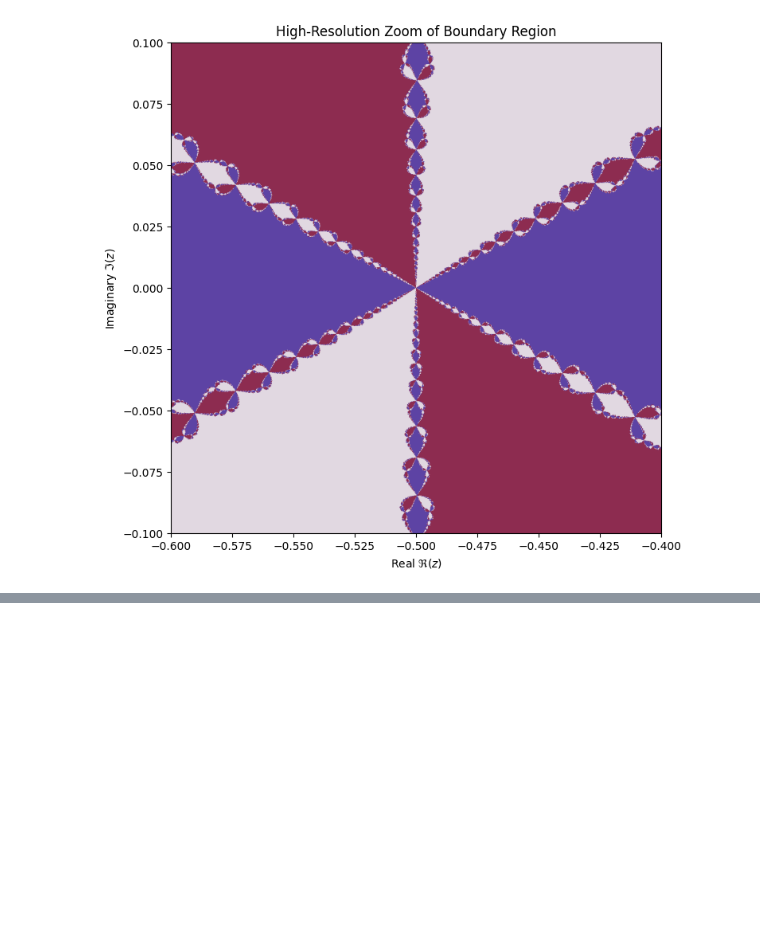
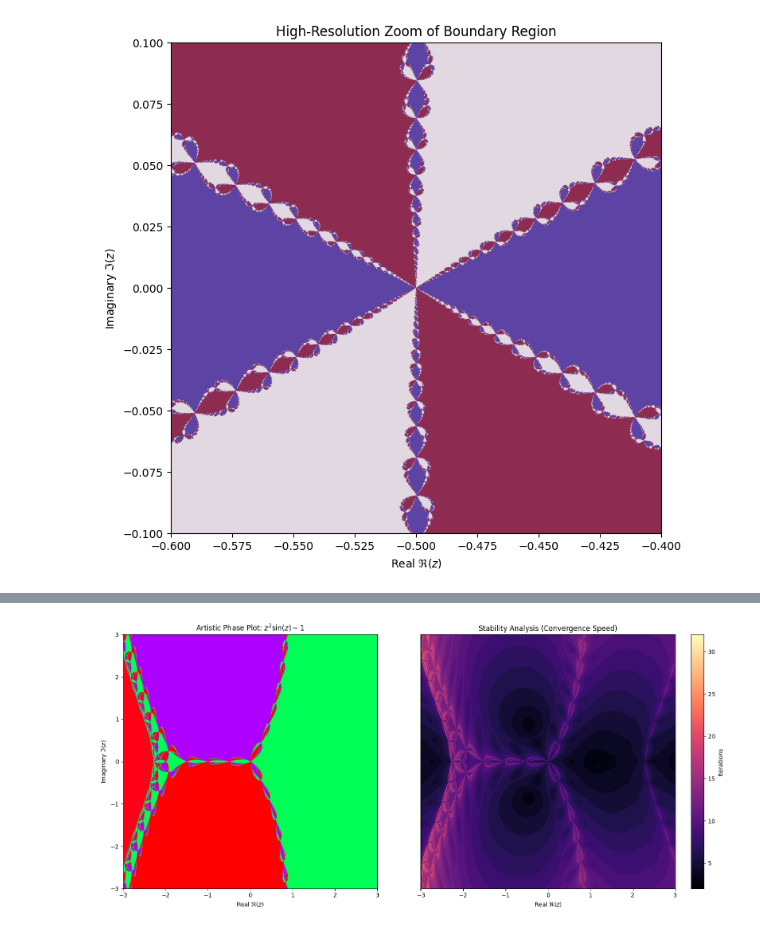
Before and after one commit to samer-cyber/NumAlg-Final-project, a Jupyter notebook: Basins of Attraction project.ipynb, the cells around one changed output, grey strips where cells are left out. Saved outputs shown, nothing was run; the diff lists cells and outputs as text; code cells hidden in the pictures; blank space fills up the shorter version.

Commit message:
Part 3: Hybrid fractal with z^2*sin(z) and step limiting

```diff
--- a/Basins of Attraction project.ipynb
+++ b/Basins of Attraction project.ipynb
@@ -192,0 +201,68 @@ plt.show()
+# %%
+# Define Function: z^2 * sin(z) - 1
+def f_hybrid(z):
+    return z**2 * np.sin(z) - 1
+
+def df_hybrid(z):
+    # Product rule: 2z*sin(z) + z^2*cos(z)
+    return 2*z*np.sin(z) + z**2*np.cos(z)
+
+# Local Robust Solver (Damped)
+def robust_newton_hybrid(z0, max_iter=60, step_limit=0.5):
+    z = z0.copy()
+    iters = np.zeros_like(z0, dtype=int) # Track iterations
+
+    for i in range(max_iter):
+        der = df_hybrid(z)
+        # Avoid division by zero
+        der[der == 0] = 1e-16
+
+        val = f_hybrid(z)
+        step = val / der
+
+        # DAMPING / CLIPPING
+        # "Gradient clipping prevents numerical explosion"
+        # Limit the step size to prevent shooting off to infinity
+        huge_steps = np.abs(step) > step_limit
+        step[huge_steps] = step_limit * step[huge_steps] / np.abs(step[huge_steps])
+
+        z = z - step
+
+        # Physics Measurement: Count iterations for non-converged points
+        active = np.abs(step) > 1e-6
+        iters[active] += 1
+
+    return z, iters
+
+# Setup Grid (Centered on origin, zoom 6x6)
+res_art = 1000
+xa = np.linspace(-3, 3, res_art)
+ya = np.linspace(-3, 3, res_art)
+Xa, Ya = np.meshgrid(xa, ya)
+Z_art = Xa + 1j*Ya
+
+# Solve
+Z_final_hybrid, iters_hybrid = robust_newton_hybrid(Z_art, max_iter=60)
+
+# Visualization (Side-by-Side)
+fig, ax = plt.subplots(1, 2, figsize=(16, 7))
+
+# Left Plot: Artistic Phase Coloring
+# Map the Angle (Phase) to a color.
+final_phase = np.angle(Z_final_hybrid)
+ax[0].imshow(final_phase, extent=[-3, 3, -3, 3], origin='lower', cmap='hsv')
+ax[0].set_title(r"Artistic Phase Plot: $z^2 \sin(z) - 1$")
+ax[0].set_xlabel(r"Real $\Re(z)$")
+ax[0].set_ylabel(r"Imaginary $\Im(z)$")
+
+# Right Plot: coverage Speed
+im = ax[1].imshow(iters_hybrid, extent=[-3, 3, -3, 3], origin='lower', cmap='magma')
+ax[1].set_title(r"Stability Analysis (Convergence Speed)")
+ax[1].set_xlabel(r"Real $\Re(z)$")
+ax[1].set_yticks([])
+plt.colorbar(im, ax=ax[1], label="Iterations")
+
+plt.tight_layout()
+plt.show()
+# %% [output]
+[figure, added]
```
Also changed, not shown: parts of 4 cells of this notebook.
